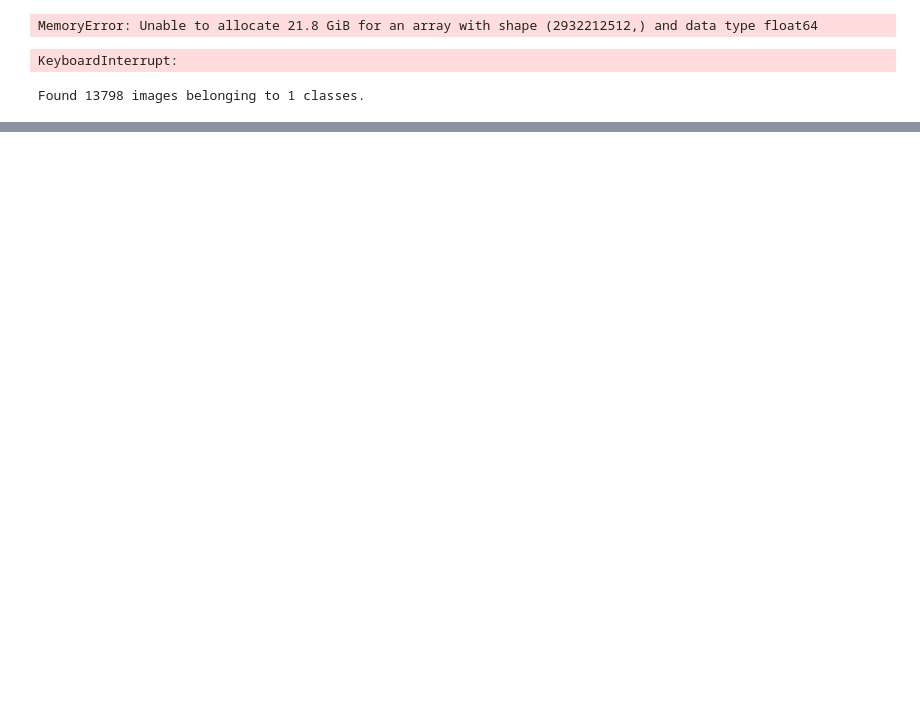
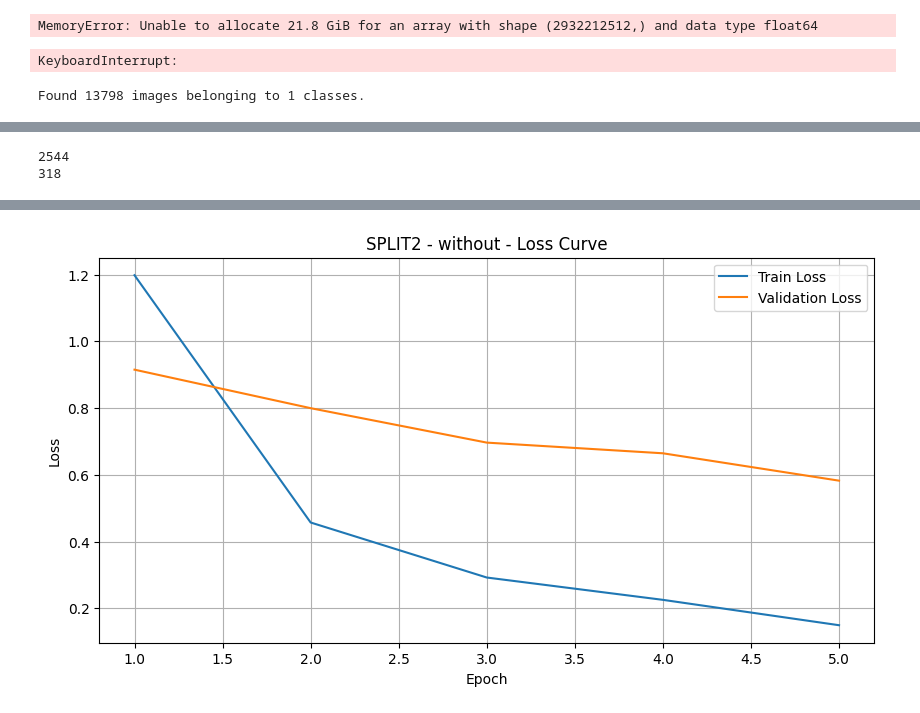
Before and after one commit to grczk/szum, a Jupyter notebook: sample.ipynb, the cells around one changed output, grey strips where cells are left out. Drawn from its saved outputs; the diff is of its cells as text; code cells hidden in the pictures; blank space fills up the shorter version.

```diff
--- a/sample.ipynb
+++ b/sample.ipynb
@@ -428,3 +482,6 @@ train_and_validate("SPLIT1", train1, val1, "MODEL1.pth", 3)
 # %%
 train2, val2, _ = create_split_2(image_list)
-train_and_validate("SPLIT2", train2, val2, "MODEL2.pth", 3)
+train_and_validate("SPLIT2", train2, val2, "MODEL2.pth", 5, True)
+# %% [output]
+2544
+318
@@ -431,2 +494,3 @@ train_and_validate("SPLIT2", train2, val2, "MODEL2.pth", 3)
+[figure, added]
 # %%
 train3, val3, _ = create_split_3(image_list)
```
Also changed, not shown: parts of 11 cells of this notebook.
